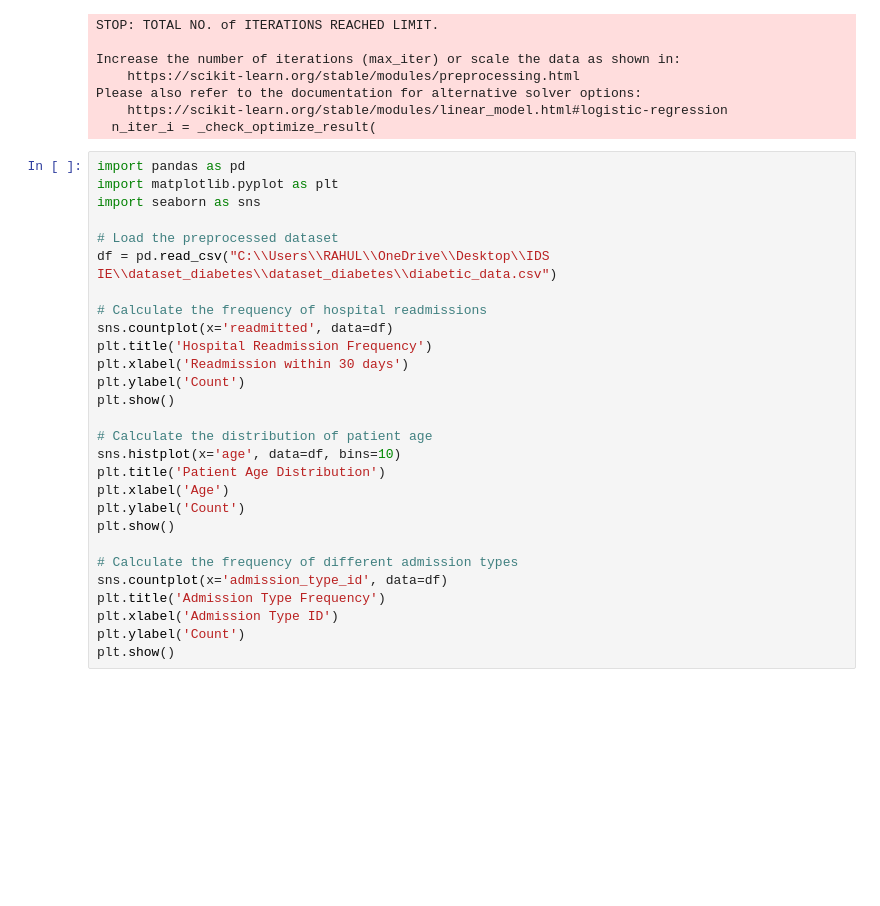
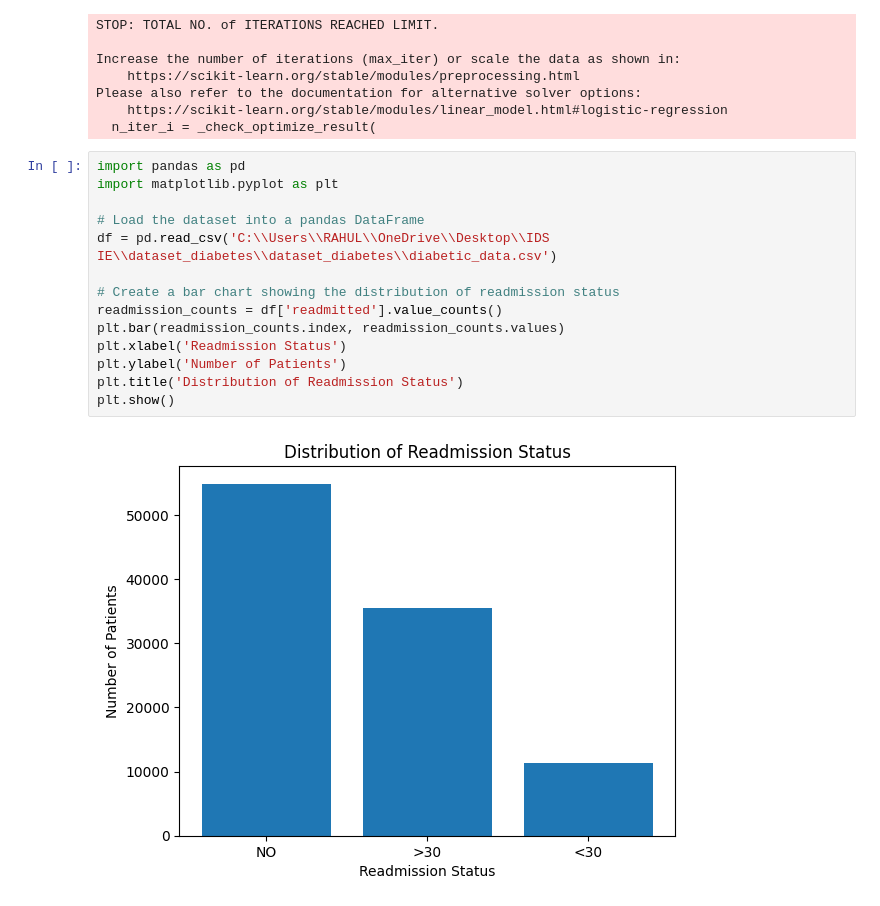
Before and after one commit to Rahul4112002/Electronic_Health_Record, a Jupyter notebook: IDS IE PROJECT-Copy1.ipynb, the cells around one changed output. Cells and saved outputs as stored; diff of their text form; blank space fills up the shorter version.

```diff
--- a/IDS IE PROJECT-Copy1.ipynb
+++ b/IDS IE PROJECT-Copy1.ipynb
@@ -185,31 +185,19 @@ Increase the number of iterations (max_iter) or scale the data as shown in:
 Please also refer to the documentation for alternative solver options:
     https://scikit-learn.org/stable/modules/linear_model.html#logistic-regression
   n_iter_i = _check_optimize_result(
-# %%
-import pandas as pd
-import matplotlib.pyplot as plt
-import seaborn as sns
-
-# Load the preprocessed dataset
-df = pd.read_csv("C:\\Users\\RAHUL\\OneDrive\\Desktop\\IDS IE\\dataset_diabetes\\dataset_diabetes\\diabetic_data.csv")
-
-# Calculate the frequency of hospital readmissions
-sns.countplot(x='readmitted', data=df)
-plt.title('Hospital Readmission Frequency')
-plt.xlabel('Readmission within 30 days')
-plt.ylabel('Count')
-plt.show()
-
-# Calculate the distribution of patient age
-sns.histplot(x='age', data=df, bins=10)
-plt.title('Patient Age Distribution')
-plt.xlabel('Age')
-plt.ylabel('Count')
-plt.show()
-
-# Calculate the frequency of different admission types
-sns.countplot(x='admission_type_id', data=df)
-plt.title('Admission Type Frequency')
-plt.xlabel('Admission Type ID')
-plt.ylabel('Count')
-plt.show()
+# %%
+import pandas as pd
+import matplotlib.pyplot as plt
+
+# Load the dataset into a pandas DataFrame
+df = pd.read_csv('C:\\Users\\RAHUL\\OneDrive\\Desktop\\IDS IE\\dataset_diabetes\\dataset_diabetes\\diabetic_data.csv')
+
+# Create a bar chart showing the distribution of readmission status
+readmission_counts = df['readmitted'].value_counts()
+plt.bar(readmission_counts.index, readmission_counts.values)
+plt.xlabel('Readmission Status')
+plt.ylabel('Number of Patients')
+plt.title('Distribution of Readmission Status')
+plt.show()
+# %% [output]
+[figure, added]
```
Also changed, not shown: parts of 2 cells of this notebook.
